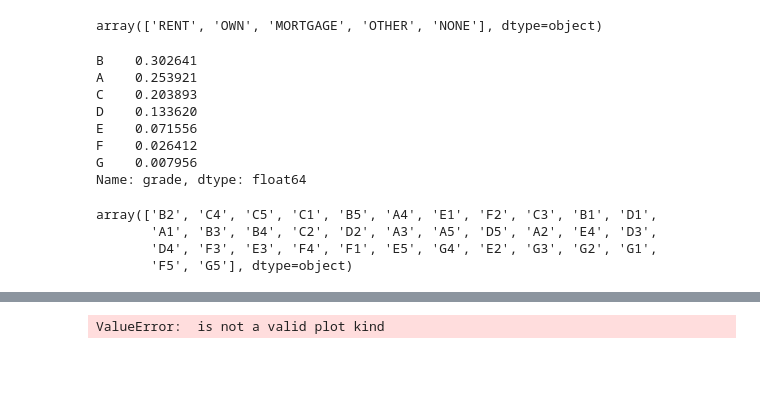
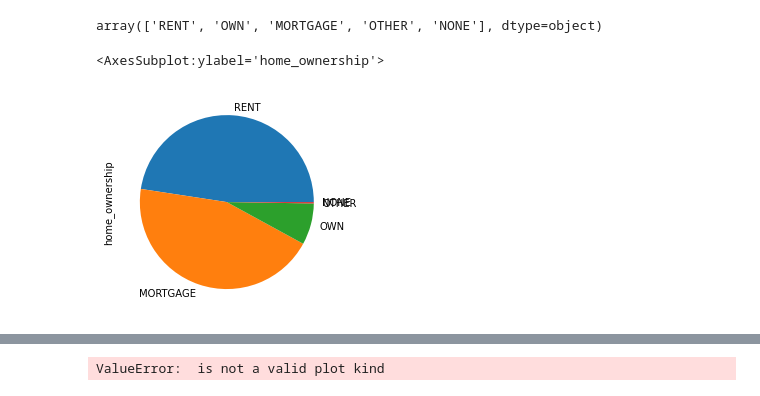
Before and after one commit to zerouchi/Bank-Loan-Prediction, a Jupyter notebook: loan prediction project.ipynb, the cells around one changed output, grey strips where cells are left out. Cells and saved outputs as stored; diff of their text form; code cells hidden in the pictures; blank space fills up the shorter version.

```diff
--- a/loan prediction project.ipynb
+++ b/loan prediction project.ipynb
@@ -66,25 +83,13 @@ df.drop(df.iloc[:,0:2],inplace = True,  axis = 1)
 df["home_ownership"].unique()
 # %% [output]
 array(['RENT', 'OWN', 'MORTGAGE', 'OTHER', 'NONE'], dtype=object)
+# %%
+#plotting pie chart to know how the portion of population living in a rented house and own house
+df["home_ownership"].value_counts(normalize = True).plot(kind= "pie")
+# %% [output]
+<AxesSubplot:ylabel='home_ownership'>
+[figure, added]
 # %%
 #df["emp_length"]
 # %%
 #df["emp_title"].unique()
-# %%
-df["grade"].value_counts(normalize = True)
-# %% [output]
-B    0.302641
-A    0.253921
-C    0.203893
-D    0.133620
-E    0.071556
-F    0.026412
-G    0.007956
-Name: grade, dtype: float64
-# %%
-df["sub_grade"].unique()
-# %% [output]
-array(['B2', 'C4', 'C5', 'C1', 'B5', 'A4', 'E1', 'F2', 'C3', 'B1', 'D1',
-       'A1', 'B3', 'B4', 'C2', 'D2', 'A3', 'A5', 'D5', 'A2', 'E4', 'D3',
-       'D4', 'F3', 'E3', 'F4', 'F1', 'E5', 'G4', 'E2', 'G3', 'G2', 'G1',
-       'F5', 'G5'], dtype=object)
```
Also changed, not shown: parts of 29 cells of this notebook.
